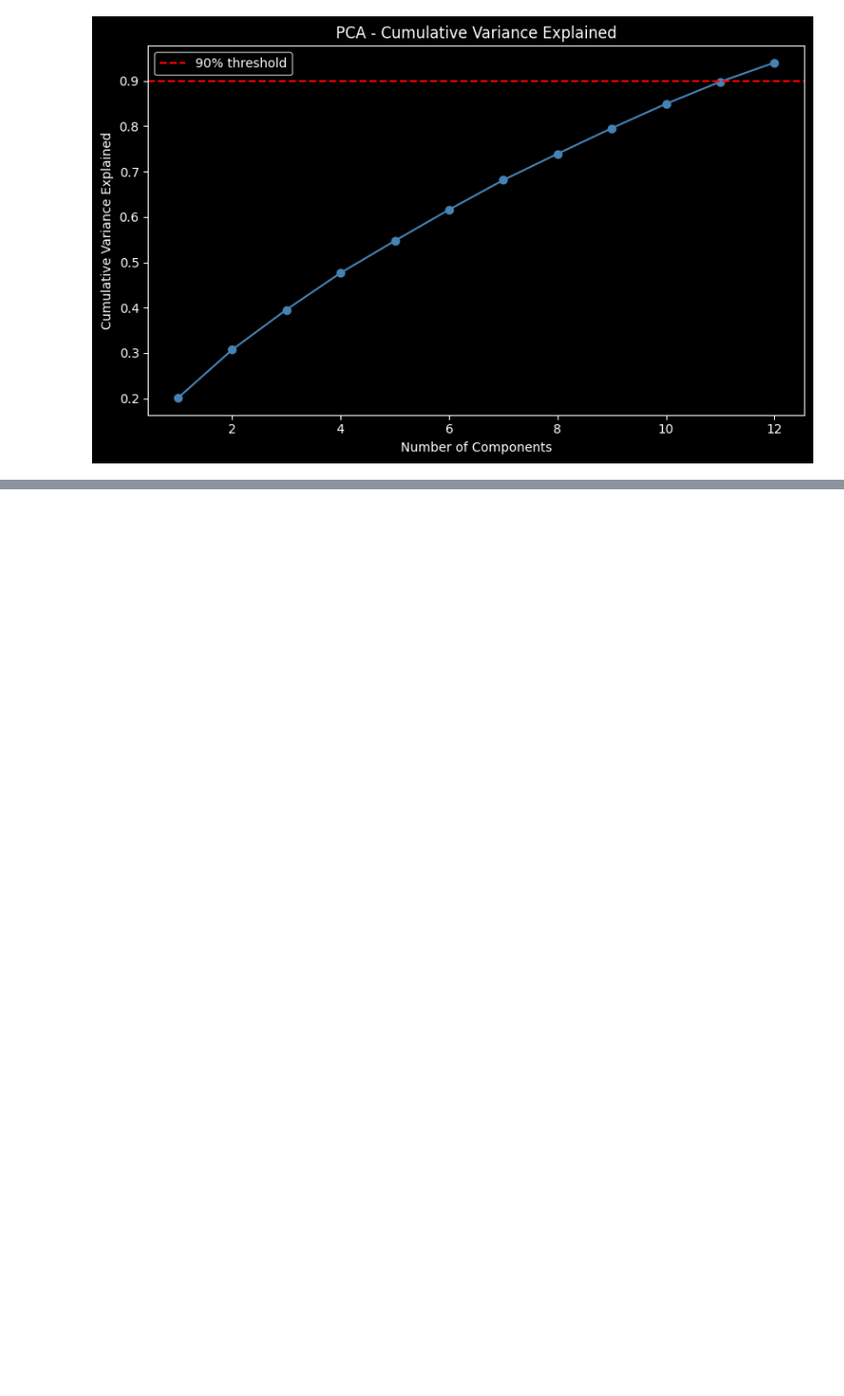
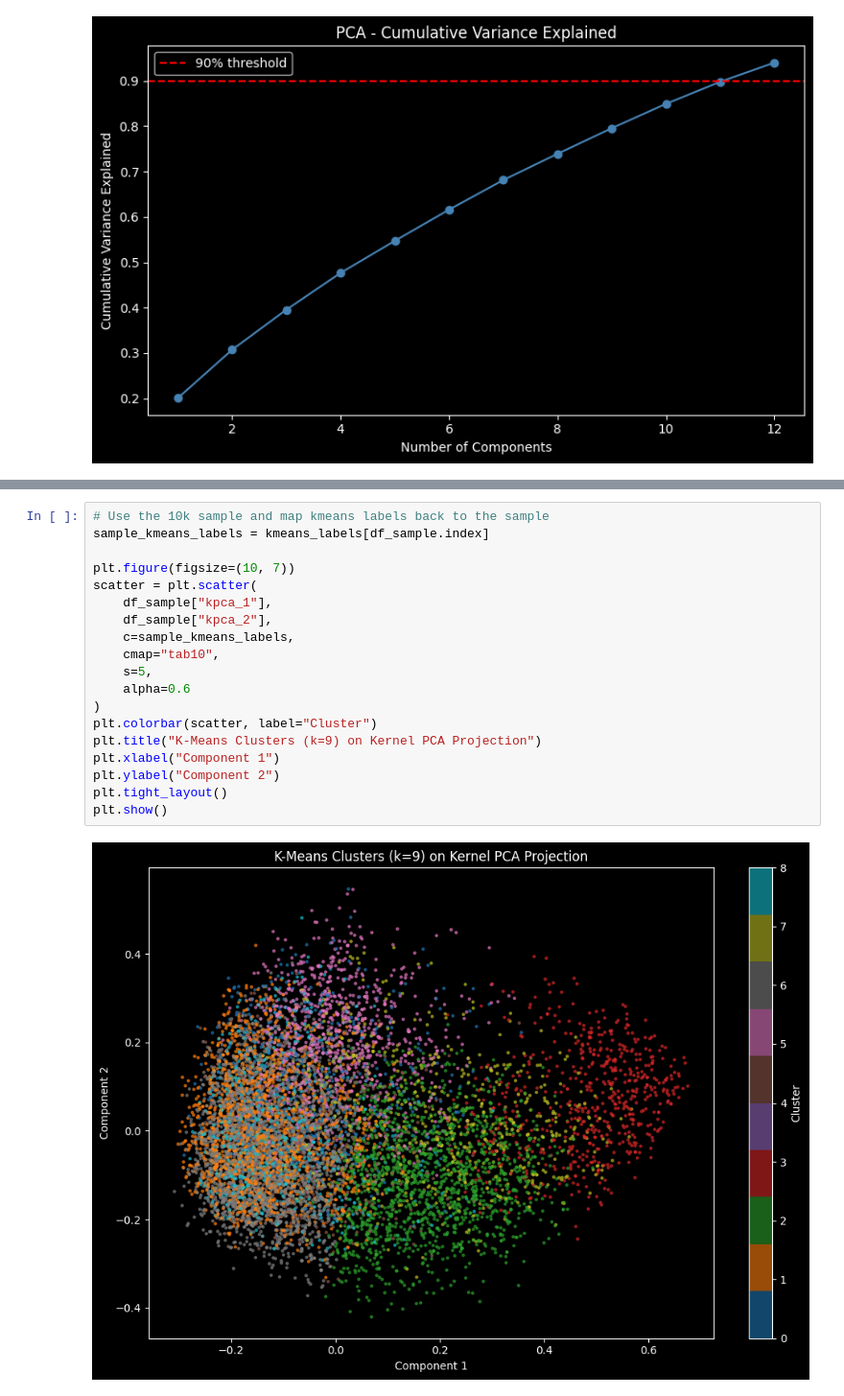
Before and after one commit to ArkhamTitan/CSCI_347-Mini-Projects-Group_17, a Jupyter notebook: Final Project/FinalProject.ipynb, the cells around one changed output, grey strips where cells are left out. Shown at 96% size. Saved outputs shown, nothing was run; the diff lists cells and outputs as text; blank space fills up the shorter version.

```diff
--- a/Final Project/FinalProject.ipynb
+++ b/Final Project/FinalProject.ipynb
@@ -116,0 +174,21 @@ Variance explained: 0.940
+# %%
+# Use the 10k sample and map kmeans labels back to the sample
+sample_kmeans_labels = kmeans_labels[df_sample.index]
+
+plt.figure(figsize=(10, 7))
+scatter = plt.scatter(
+    df_sample["kpca_1"],
+    df_sample["kpca_2"],
+    c=sample_kmeans_labels,
+    cmap="tab10",
+    s=5,
+    alpha=0.6
+)
+plt.colorbar(scatter, label="Cluster")
+plt.title("K-Means Clusters (k=9) on Kernel PCA Projection")
+plt.xlabel("Component 1")
+plt.ylabel("Component 2")
+plt.tight_layout()
+plt.show()
+# %% [output]
+[figure, added]
```
Also changed, not shown: parts of 2 cells of this notebook.
